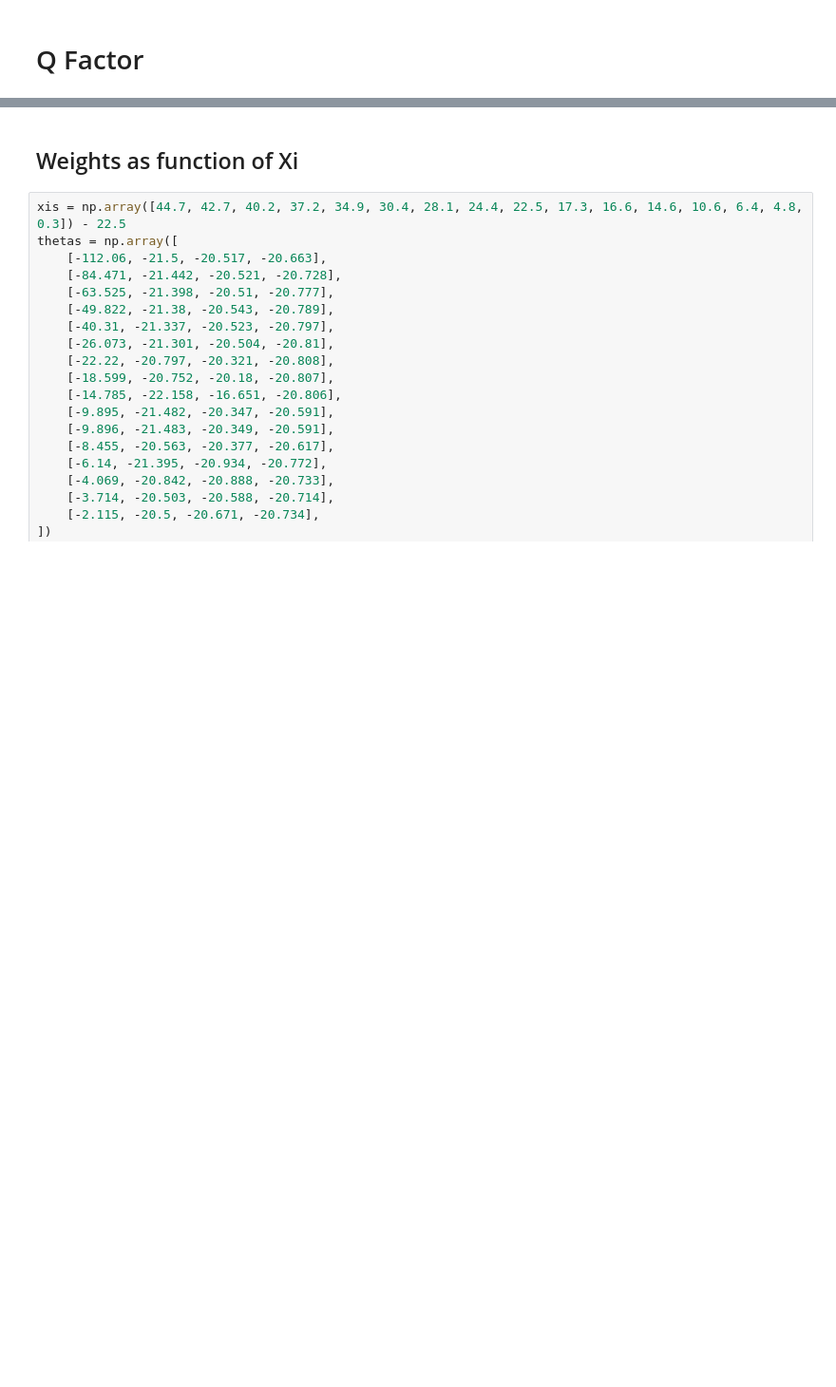
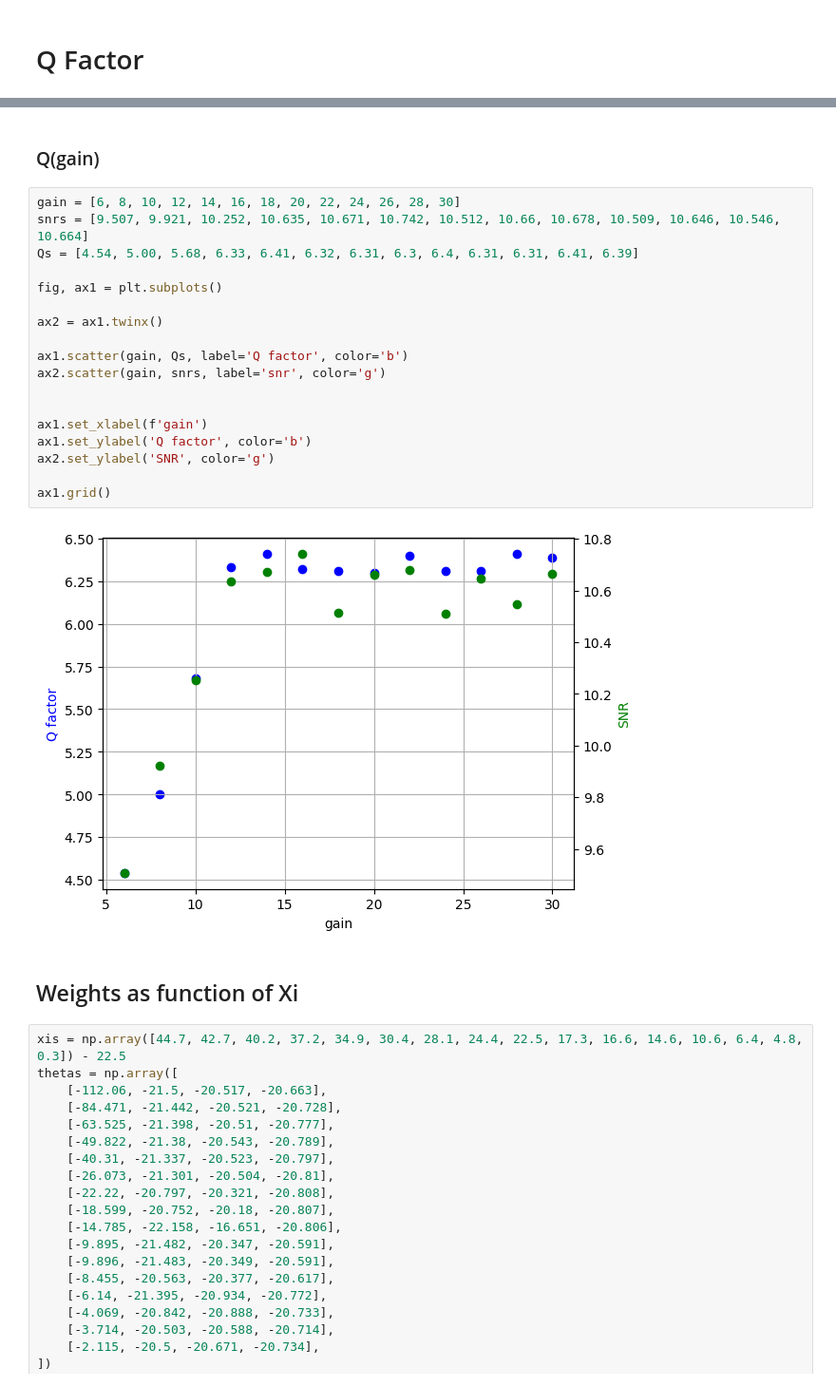
Before and after one commit to yakir4123/SNN-SCTN, a Jupyter notebook: notebooks/supervised_stdp_resonator.ipynb, the cells around one changed output, grey strips where cells are left out. Shown: that part at 95% size. Drawn from its saved outputs; the diff is of its cells as text; blank space fills up the shorter version.

```diff
--- a/notebooks/supervised_stdp_resonator.ipynb
+++ b/notebooks/supervised_stdp_resonator.ipynb
@@ -749,3 +697,25 @@ Text(0.5, 1.0, 'Q factor as function of Xi')
+# %% [markdown]
+### Q(gain)
+# %%
+gain = [6, 8, 10, 12, 14, 16, 18, 20, 22, 24, 26, 28, 30]
+snrs = [9.507, 9.921, 10.252, 10.635, 10.671, 10.742, 10.512, 10.66, 10.678, 10.509, 10.646, 10.546, 10.664]
+Qs = [4.54, 5.00, 5.68, 6.33, 6.41, 6.32, 6.31, 6.3, 6.4, 6.31, 6.31, 6.41, 6.39]
+
+fig, ax1 = plt.subplots()
+
+ax2 = ax1.twinx()
+
+ax1.scatter(gain, Qs, label='Q factor', color='b')
+ax2.scatter(gain, snrs, label='snr', color='g')
+
+
+ax1.set_xlabel(f'gain')
+ax1.set_ylabel('Q factor', color='b')
+ax2.set_ylabel('SNR', color='g')
+
+ax1.grid()
+# %% [output]
+[figure, added]
 # %% [markdown]
 ## Weights as function of Xi
 # %%
```
Also changed, not shown: parts of 12 cells of this notebook, 3 other files.
